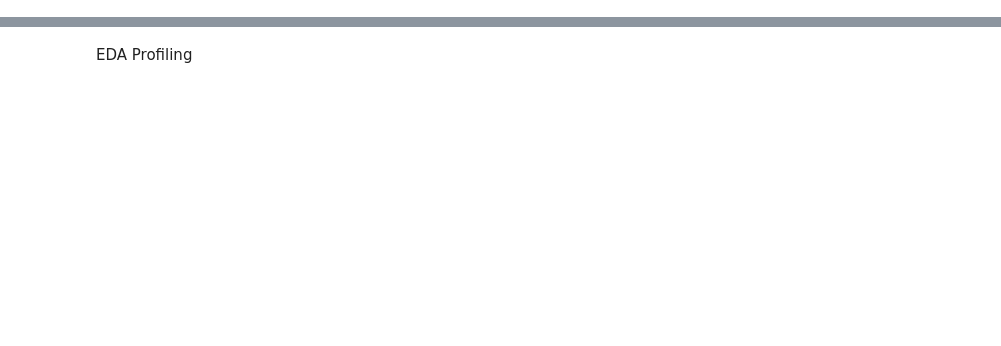
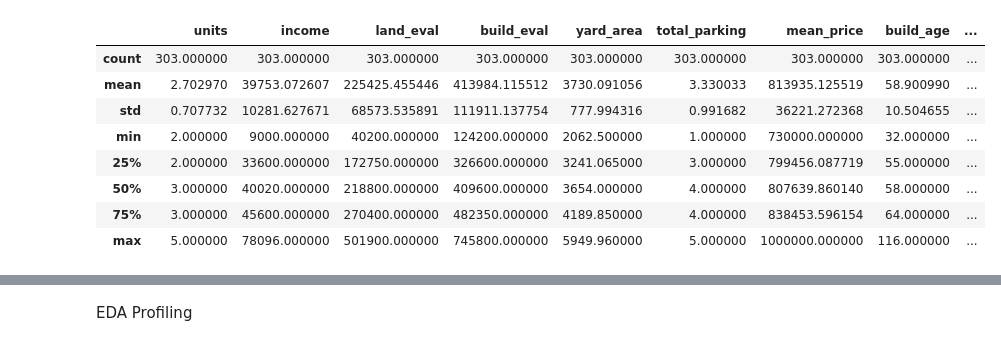
Before and after one commit to Christian-Leclerc/Capstone-Project-LHL, a Jupyter notebook: src/experiments.ipynb, the cells around one changed output, grey strips where cells are left out. Cells and saved outputs as stored; diff of their text form; code cells hidden in the pictures; blank space fills up the shorter version.

```diff
--- a/src/experiments.ipynb
+++ b/src/experiments.ipynb
@@ -61,0 +74,12 @@ weighted avg       0.93      0.92      0.92       528
+# %%
+quantitatives[quantitatives['cluster_label'] == 3].describe()
+# %% [output]
+|  | units | income | land_eval | build_eval | yard_area | total_parking | mean_price | build_age | ... |
+| count | 303.000000 | 303.000000 | 303.000000 | 303.000000 | 303.000000 | 303.000000 | 303.000000 | 303.000000 | ... |
+| mean | 2.702970 | 39753.072607 | 225425.455446 | 413984.115512 | 3730.091056 | 3.330033 | 813935.125519 | 58.900990 | ... |
+| std | 0.707732 | 10281.627671 | 68573.535891 | 111911.137754 | 777.994316 | 0.991682 | 36221.272368 | 10.504655 | ... |
+| min | 2.000000 | 9000.000000 | 40200.000000 | 124200.000000 | 2062.500000 | 1.000000 | 730000.000000 | 32.000000 | ... |
+| 25% | 2.000000 | 33600.000000 | 172750.000000 | 326600.000000 | 3241.065000 | 3.000000 | 799456.087719 | 55.000000 | ... |
+| 50% | 3.000000 | 40020.000000 | 218800.000000 | 409600.000000 | 3654.000000 | 4.000000 | 807639.860140 | 58.000000 | ... |
+| 75% | 3.000000 | 45600.000000 | 270400.000000 | 482350.000000 | 4189.850000 | 4.000000 | 838453.596154 | 64.000000 | ... |
+| max | 5.000000 | 78096.000000 | 501900.000000 | 745800.000000 | 5949.960000 | 5.000000 | 1000000.000000 | 116.000000 | ... |
```
Also changed, not shown: parts of 8 cells of this notebook, 4 other files.
